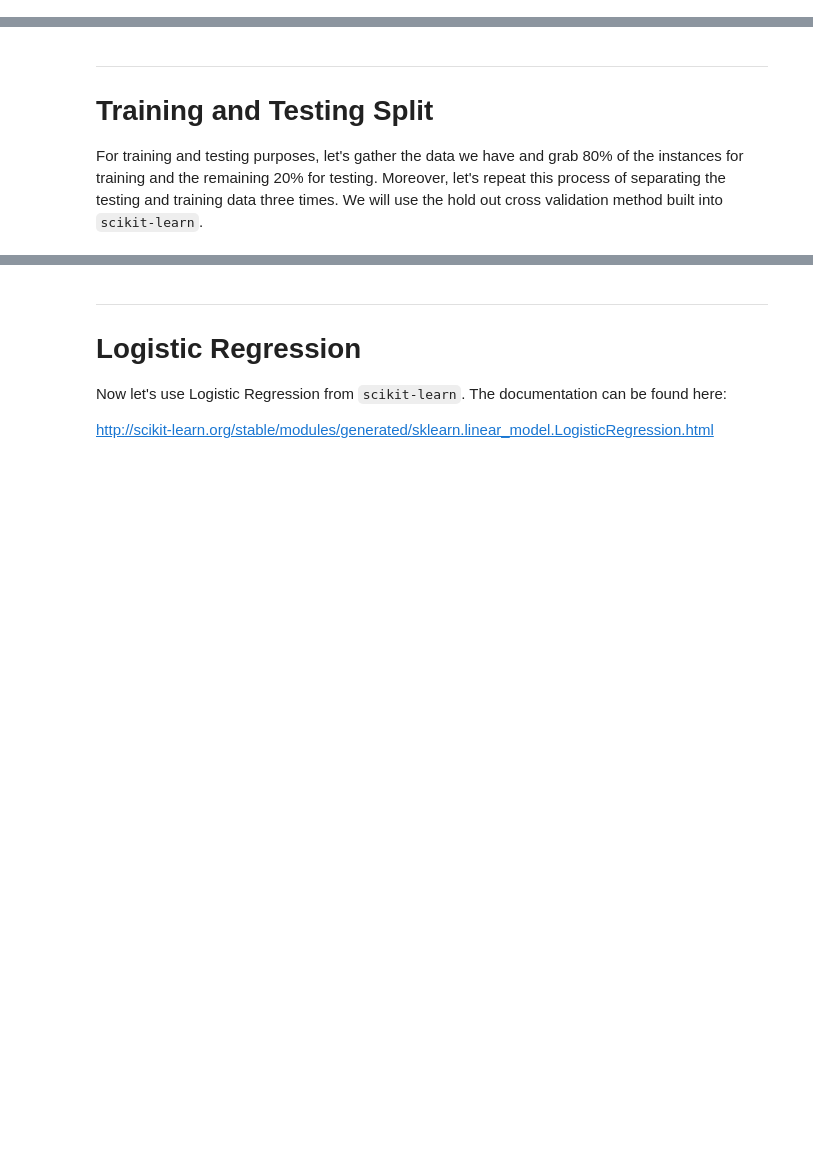
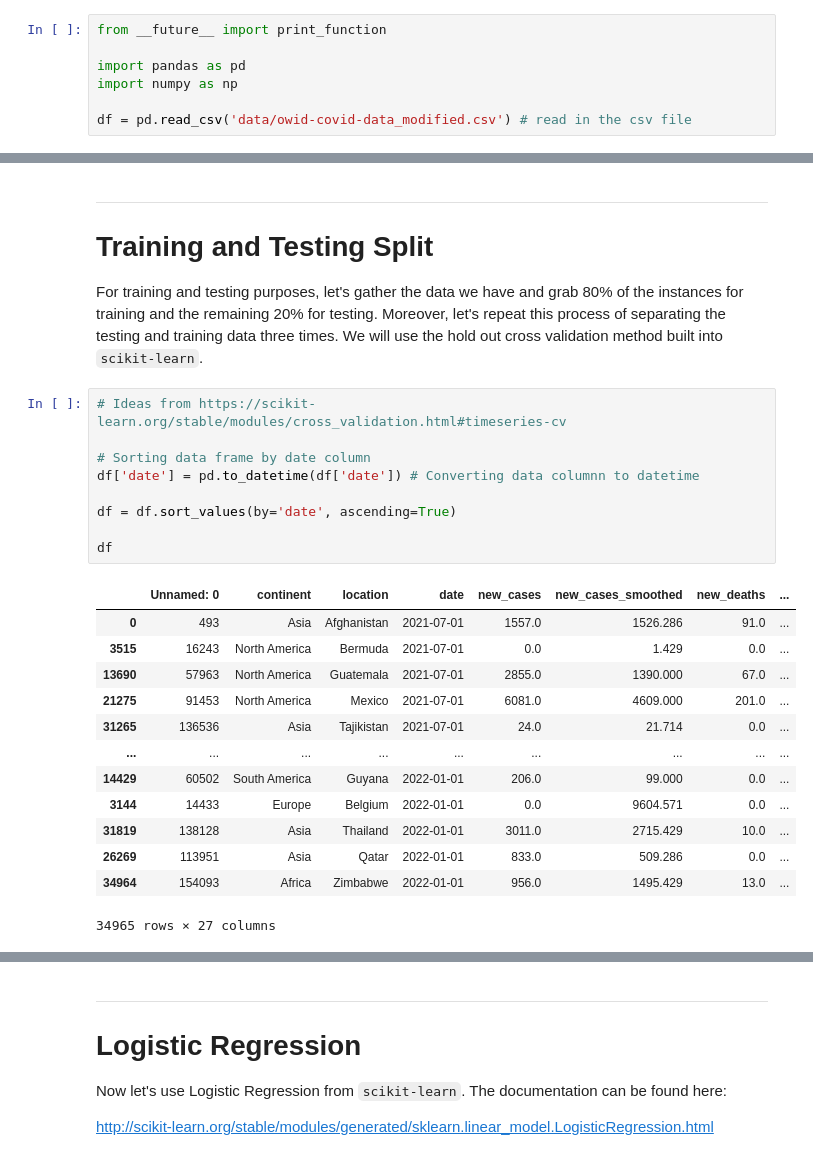
Before and after one commit to zharris1/mini_lab, a Jupyter notebook: Mini Lab.ipynb, the cells around one changed output, grey strips where cells are left out. Cells and saved outputs as stored; diff of their text form; blank space fills up the shorter version.

```diff
--- a/Mini Lab.ipynb
+++ b/Mini Lab.ipynb
@@ -61,3 +12,10 @@ memory usage: 65.5+ KB
+# %%
+from __future__ import print_function
+
+import pandas as pd
+import numpy as np
+
+df = pd.read_csv('data/owid-covid-data_modified.csv') # read in the csv file
 # %% [markdown]
 ________
 Now let's look a little further at each of the categorical objects. Note that age range has already been saved as an ordinal. We need to look at `Sex` and `Embarked` objects.
@@ -156,6 +25,29 @@ memory usage: 64.6 KB
 ___
 # Training and Testing Split
 For training and testing purposes, let's gather the data we have and grab 80% of the instances for training and the remaining 20% for testing. Moreover, let's repeat this process of separating the testing and training data three times. We will use the hold out cross validation method built into `scikit-learn`.
+# %%
+# Ideas from https://scikit-learn.org/stable/modules/cross_validation.html#timeseries-cv
+
+# Sorting data frame by date column
+df['date'] = pd.to_datetime(df['date']) # Converting data columnn to datetime
+
+df = df.sort_values(by='date', ascending=True)
+
+df
+# %% [output]
+|  | Unnamed: 0 | continent | location | date | new_cases | new_cases_smoothed | new_deaths | ... |
+| 0 | 493 | Asia | Afghanistan | 2021-07-01 | 1557.0 | 1526.286 | 91.0 | ... |
+| 3515 | 16243 | North America | Bermuda | 2021-07-01 | 0.0 | 1.429 | 0.0 | ... |
+| 13690 | 57963 | North America | Guatemala | 2021-07-01 | 2855.0 | 1390.000 | 67.0 | ... |
+| 21275 | 91453 | North America | Mexico | 2021-07-01 | 6081.0 | 4609.000 | 201.0 | ... |
+| 31265 | 136536 | Asia | Tajikistan | 2021-07-01 | 24.0 | 21.714 | 0.0 | ... |
+| ... | ... | ... | ... | ... | ... | ... | ... | ... |
+| 14429 | 60502 | South America | Guyana | 2022-01-01 | 206.0 | 99.000 | 0.0 | ... |
+| 3144 | 14433 | Europe | Belgium | 2022-01-01 | 0.0 | 9604.571 | 0.0 | ... |
+| 31819 | 138128 | Asia | Thailand | 2022-01-01 | 3011.0 | 2715.429 | 10.0 | ... |
+| 26269 | 113951 | Asia | Qatar | 2022-01-01 | 833.0 | 509.286 | 0.0 | ... |
+| 34964 | 154093 | Africa | Zimbabwe | 2022-01-01 | 956.0 | 1495.429 | 13.0 | ... |
+34965 rows × 27 columns
 # %%
 from sklearn.model_selection import ShuffleSplit
 
```
Also changed, not shown: parts of 29 cells of this notebook.
